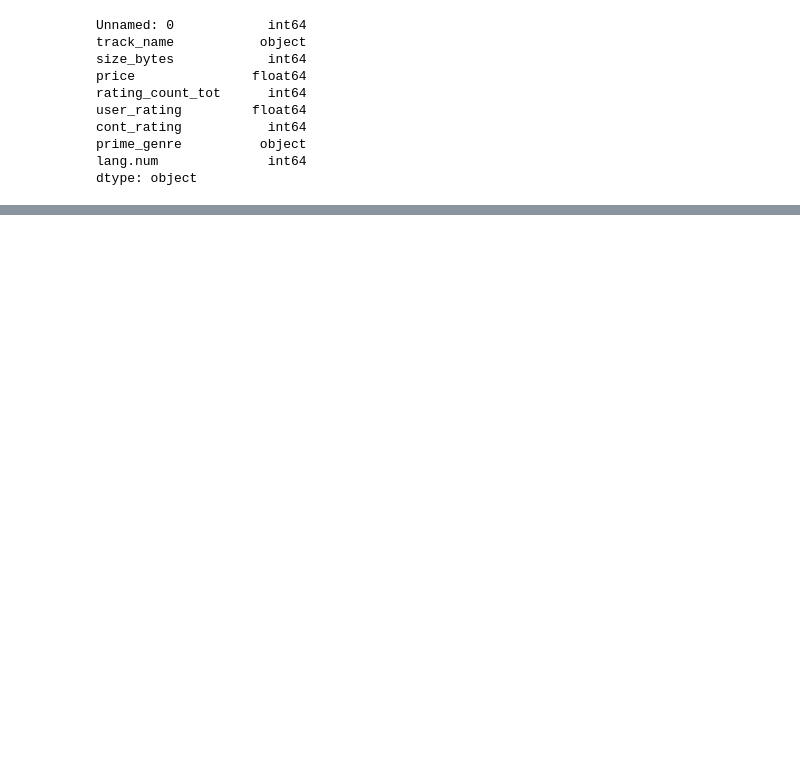
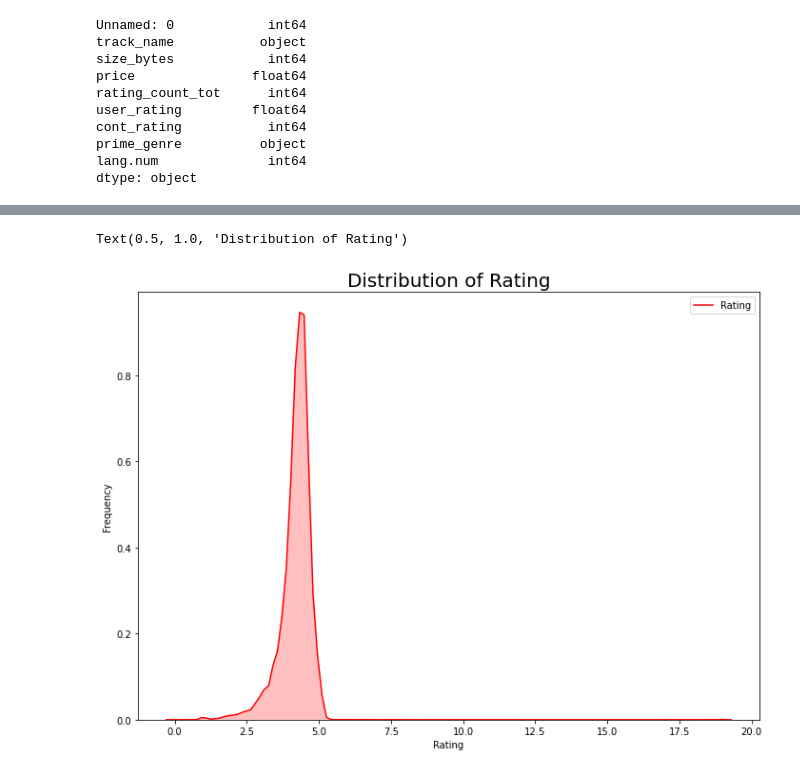
Before and after one commit to IvanCampos11/Build-Week-Project, a Jupyter notebook: Build_Week_Project.ipynb, the cells around one changed output, grey strips where cells are left out. Saved outputs shown, nothing was run; the diff lists cells and outputs as text; code cells hidden in the pictures; blank space fills up the shorter version.

```diff
--- a/Build_Week_Project.ipynb
+++ b/Build_Week_Project.ipynb
@@ -233,0 +224,3 @@ sns.boxplot(data=android,x='Category',y='Rating',color='red')
+# %%
+indexNames = android['Category'][ android['Category'] == '1.9' ].index
+android['Category'].drop(indexNames , inplace=True)
@@ -233,0 +239,9 @@ sns.boxplot(data=android,x='Category',y='Rating',color='red')
+# %%
+rcParams['figure.figsize'] = 11.7,8.27
+g = sns.kdeplot(android.Rating, color="Red", shade = True)
+g.set_xlabel("Rating")
+g.set_ylabel("Frequency")
+plt.title('Distribution of Rating',size = 20)
+# %% [output]
+Text(0.5, 1.0, 'Distribution of Rating')
+[figure, added]
```
Also changed, not shown: parts of 10 cells of this notebook.
